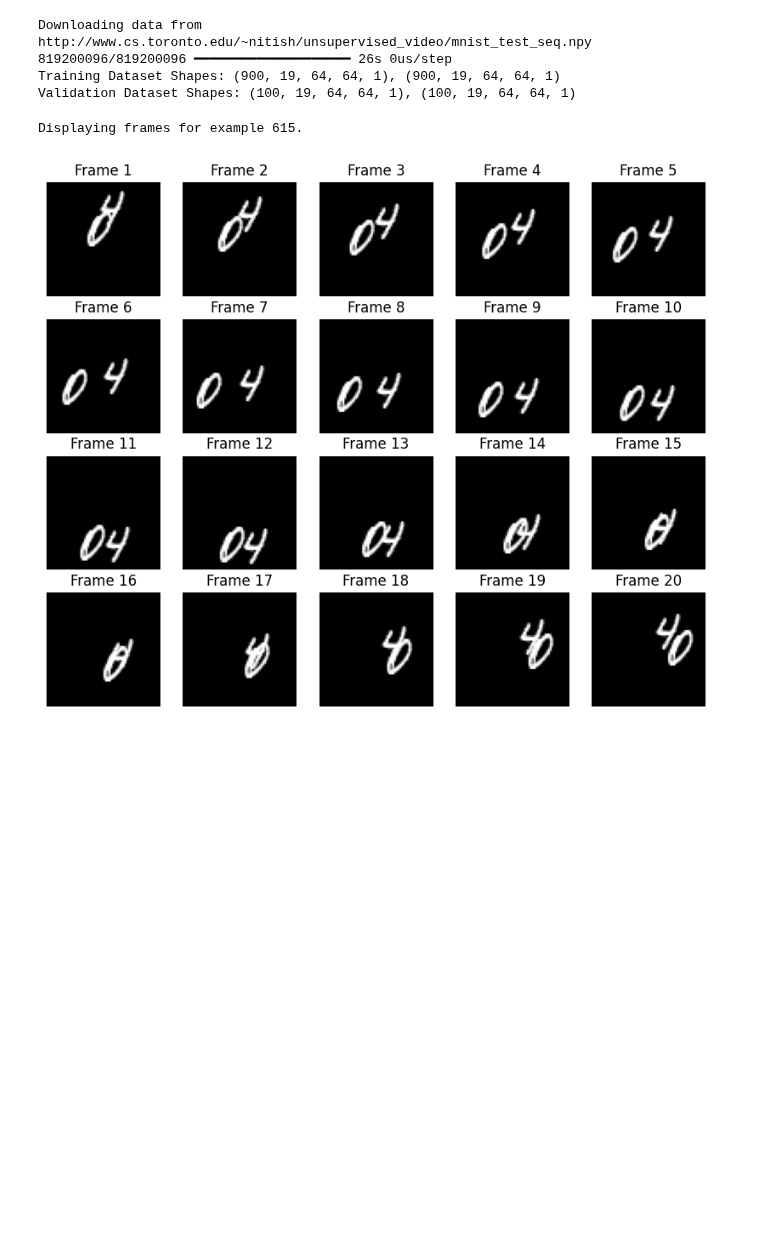
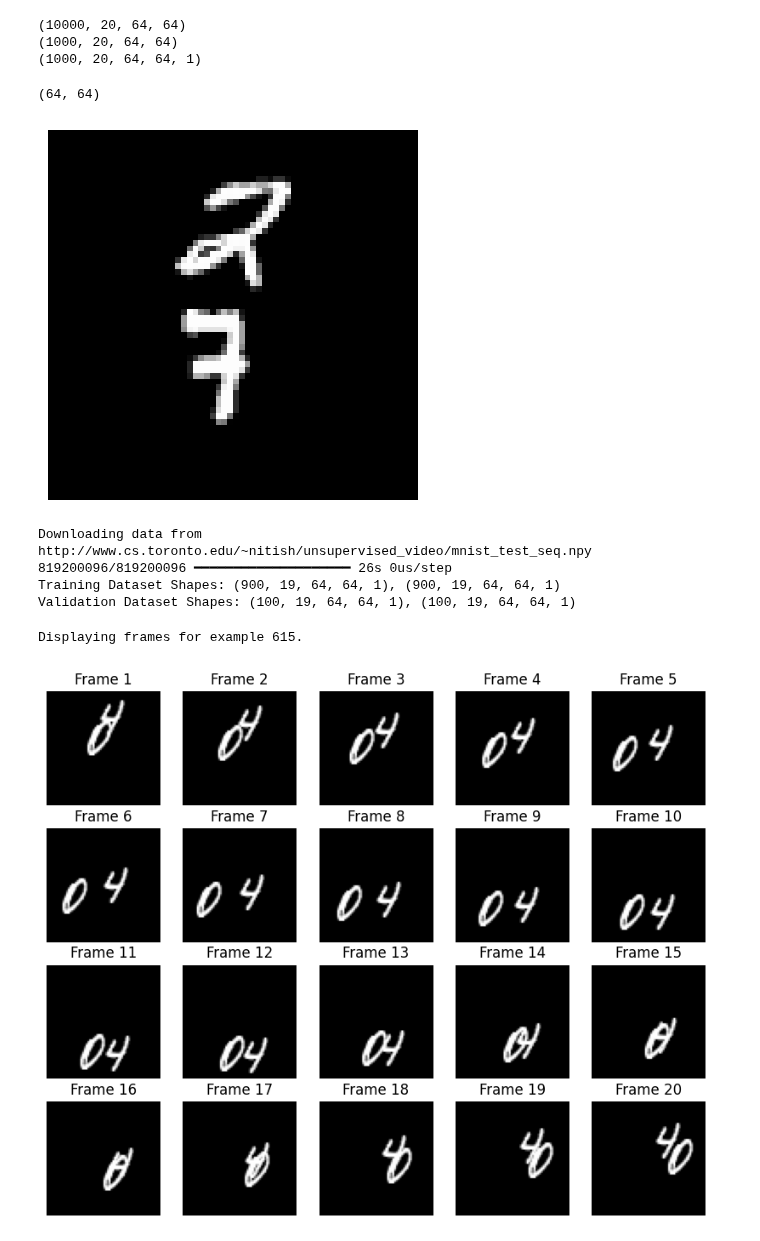
Before and after one commit to INNONEW-innodep/micro-satellite, a Jupyter notebook: 2_time_series_prediction/conv_lstm_ex.ipynb, the cells around one changed output. Saved outputs shown, nothing was run; the diff lists cells and outputs as text; code cells hidden in the pictures; blank space fills up the shorter version.

```diff
--- a/2_time_series_prediction/conv_lstm_ex.ipynb
+++ b/2_time_series_prediction/conv_lstm_ex.ipynb
@@ -22 +34,25 @@ To enable the following instructions: AVX2 AVX_VNNI FMA, in other operations, re
+# %%
+# Swap the axes representing the number of frames and number of data samples.
+dataset = np.swapaxes(dataset, 0, 1)
+print(dataset.shape)
+# We'll pick out 1000 of the 10000 total examples and use those.
+dataset = dataset[:1000, ...]
+print(dataset.shape)
+# Add a channel dimension since the images are grayscale.
+dataset = np.expand_dims(dataset, axis=-1)
+print(dataset.shape)
+# %% [output]
+(10000, 20, 64, 64)
+(1000, 20, 64, 64)
+(1000, 20, 64, 64, 1)
+# %%
+img = dataset[0, 0, :, :, :]
+img_2d = np.squeeze(img)
+print(img_2d.shape)
+plt.imshow(img, cmap='gray')
+plt.axis('off')
+plt.show()
+# %% [output]
+(64, 64)
+[figure, added]
 # %%
```
Also changed, not shown: parts of 4 cells of this notebook, 3 other files.
